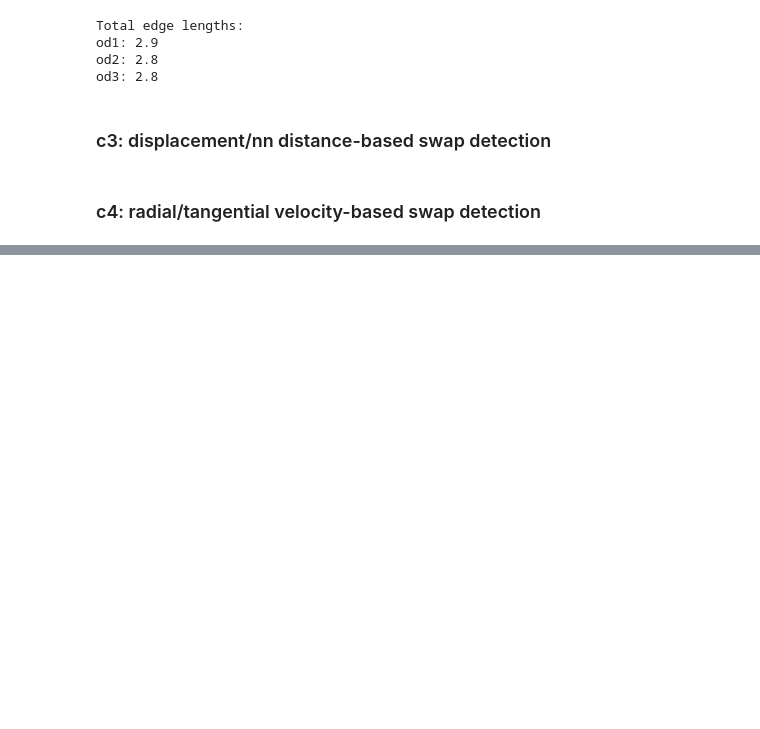
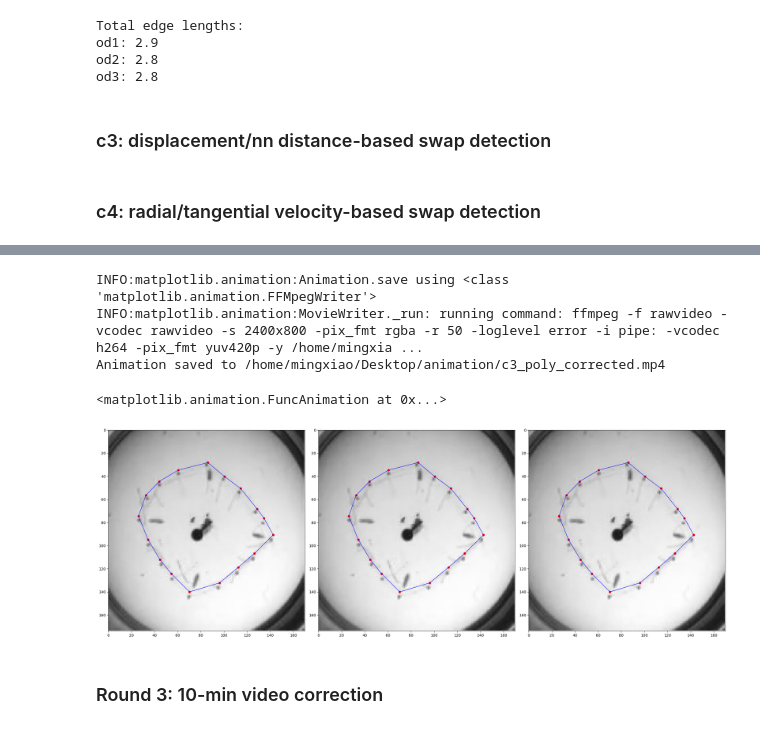
Before and after one commit to mingxiaowei/jelly-sleap, a Jupyter notebook: sleap/jelly/notebook/correction_contest.ipynb, the cells around one changed output, grey strips where cells are left out. Cells and saved outputs as stored; diff of their text form; code cells hidden in the pictures; blank space fills up the shorter version.

```diff
--- a/sleap/jelly/notebook/correction_contest.ipynb
+++ b/sleap/jelly/notebook/correction_contest.ipynb
@@ -90,6 +92,27 @@ def find_best_roll(curr_frame_indices: np.ndarray, prev_frame_indices: np.ndarra
     n = len(curr_frame_indices)
     max_key = lambda n: np.sum(np.roll(curr_frame_indices, n) == prev_frame_indices)
     return max(range(n), key=max_key)
+
+def get_corrected_coords(all_tracked_points, id_mapping):
+    corrected_coords = all_tracked_points.copy()
+    for frame_idx in range(1, all_tracked_points.shape[0]):
+        corrected_coords[frame_idx] = all_tracked_points[frame_idx][id_mapping[frame_idx]]
+    return corrected_coords
+
+def polygon_correction(labels, polygon_constructor, mins_score=0.4):
+    all_tracked_points = get_all_tracked_points(labels, reorder=True, min_score=mins_score)
+    id_mapping = get_id_mapping_array(all_tracked_points)
+    id_mapping = id_mapping.copy()
+    frame_cnt = all_tracked_points.shape[0]
+    idx_range = np.arange(all_tracked_points.shape[1])
+    for frame_idx in range(1, frame_cnt):
+        polygon_order = polygon_constructor(all_tracked_points[frame_idx])
+        prev_frame_indices = id_mapping[frame_idx-1]
+        best_shift = find_best_roll(polygon_order, prev_frame_indices)
+        shifted_indices = np.roll(polygon_order, best_shift)
+        id_mapping[frame_idx] = idx_range[shifted_indices]
+    corrected_coords = get_corrected_coords(all_tracked_points, id_mapping)
+    return corrected_coords
 # %%
 def c1_correction(labels, mins_score=0.4):
     all_tracked_points = get_all_tracked_points(labels, reorder=True, min_score=mins_score)
@@ -463,0 +667,11 @@ def c2_correction(labels, mins_score=0.4):
+# %%
+import time
+methods = [(f'poly_{i}', eval(f'poly_{i}')) for i in range(1, 4)]
+all_corrected_coords = []
+
+for name, method in methods:
+    start_time = time.time()
+    corrected_coords = polygon_correction(labels_to_correct, method, mins_score=0.4)
+    end_time = time.time()
+    all_corrected_coords.append(corrected_coords)
+    print(f"===== {name} execution time: {end_time - start_time:.2f} seconds ======\n")
@@ -463,0 +773,15 @@ def c2_correction(labels, mins_score=0.4):
+# %%
+corrected_animation_path = '/home/mingxiao/Desktop/animation/c3_poly_corrected.mp4'
+frame_cnt, x, y = labels_to_correct.video.shape[:3]
+get_animation_from_tracked_points(all_corrected_coords, x, y,
+                                  output_path=corrected_animation_path,
+                                  bg_video=labels_to_correct.video,
+                                  bg_video_start_idx=1)
+# %% [output]
+INFO:matplotlib.animation:Animation.save using <class 'matplotlib.animation.FFMpegWriter'>
+INFO:matplotlib.animation:MovieWriter._run: running command: ffmpeg -f rawvideo -vcodec rawvideo -s 2400x800 -pix_fmt rgba -r 50 -loglevel error -i pipe: -vcodec h264 -pix_fmt yuv420p -y /home/mingxia ...
+Animation saved to /home/mingxiao/Desktop/animation/c3_poly_corrected.mp4
+<matplotlib.animation.FuncAnimation at 0x...>
+[figure, added]
+# %% [markdown]
+### Round 3: 10-min video correction
```
Also changed, not shown: parts of 17 cells of this notebook, 1 other file.
